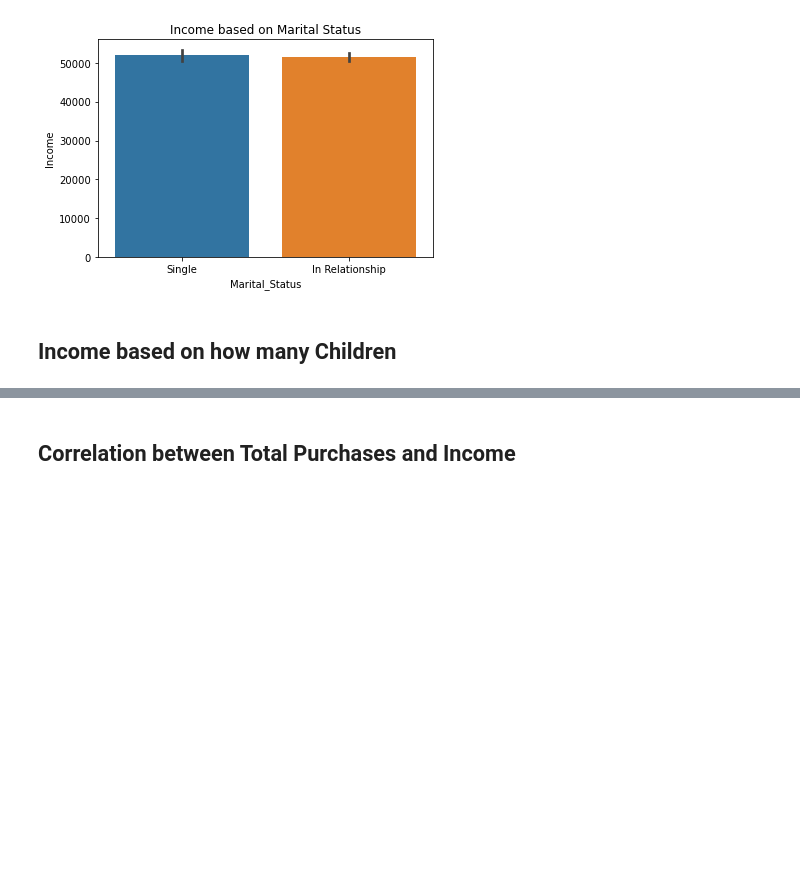
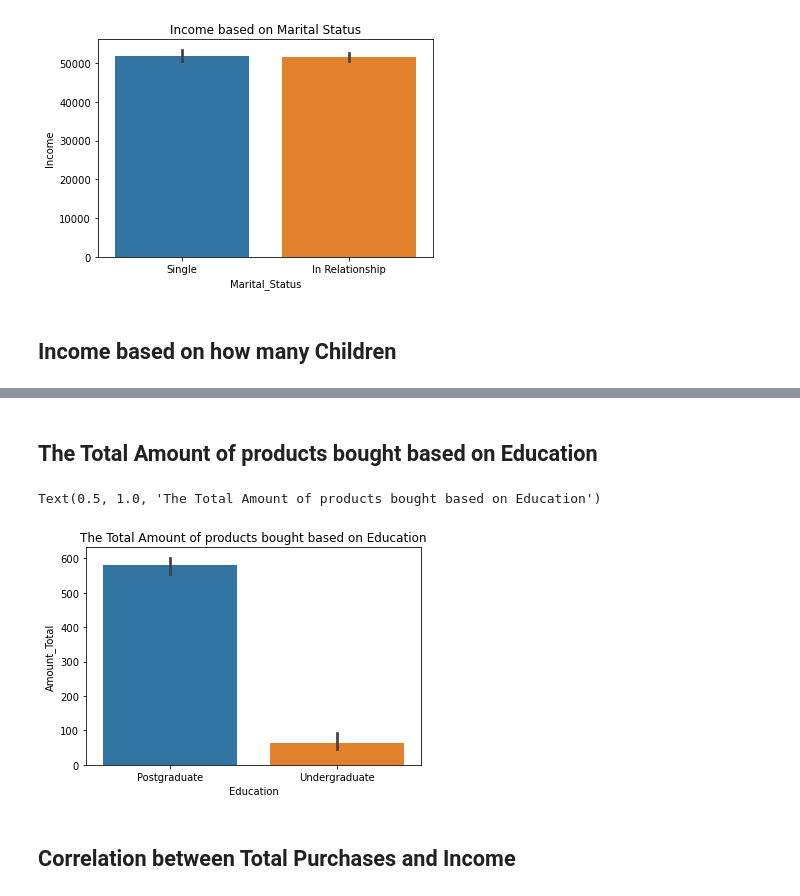
Before and after one commit to diazridzky/Customer-Personality-Segmentation, a Jupyter notebook: Customer_Personality.ipynb, the cells around one changed output, grey strips where cells are left out. Drawn from its saved outputs; the diff is of its cells as text; code cells hidden in the pictures; blank space fills up the shorter version.

```diff
--- a/Customer_Personality.ipynb
+++ b/Customer_Personality.ipynb
@@ -404,3 +413,11 @@ Text(0.5, 1.0, 'Income based on how many Children')
+# %% [markdown]
+## The Total Amount of products bought based on Education
+# %%
+sns.barplot(x='Education', y='Amount_Total', data=df)
+plt.title('The Total Amount of products bought based on Education')
+# %% [output]
+Text(0.5, 1.0, 'The Total Amount of products bought based on Education')
+[figure, added]
 # %% [markdown]
 ## Correlation between Total Purchases and Income
 # %%
```
Also changed, not shown: parts of 5 cells of this notebook.
